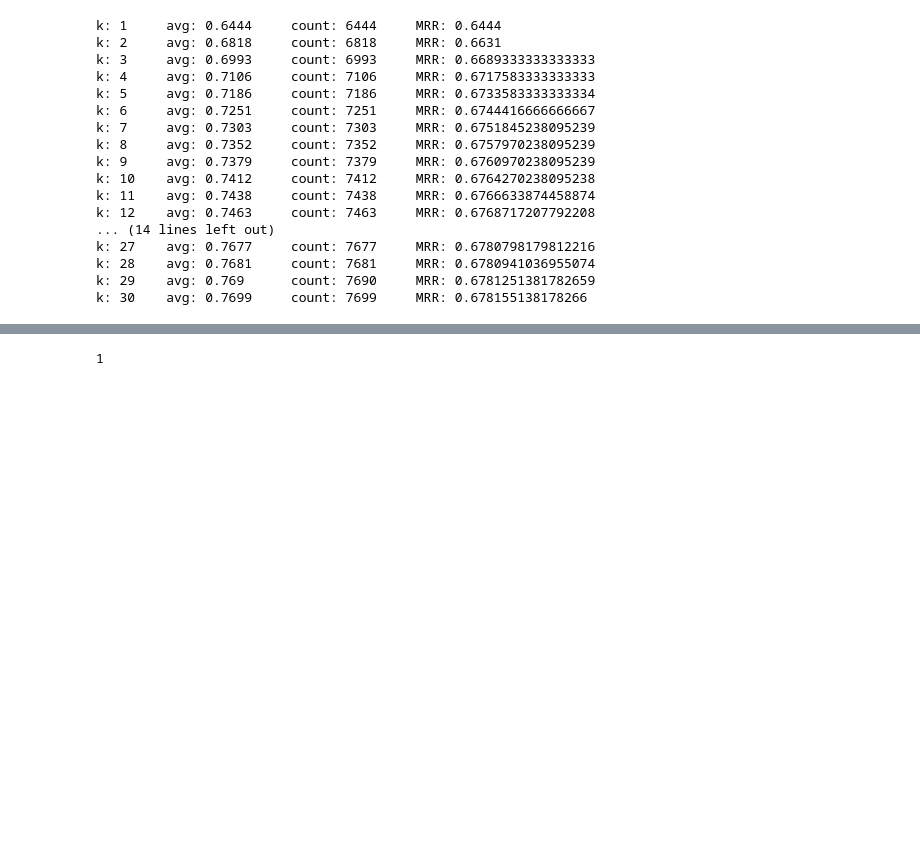
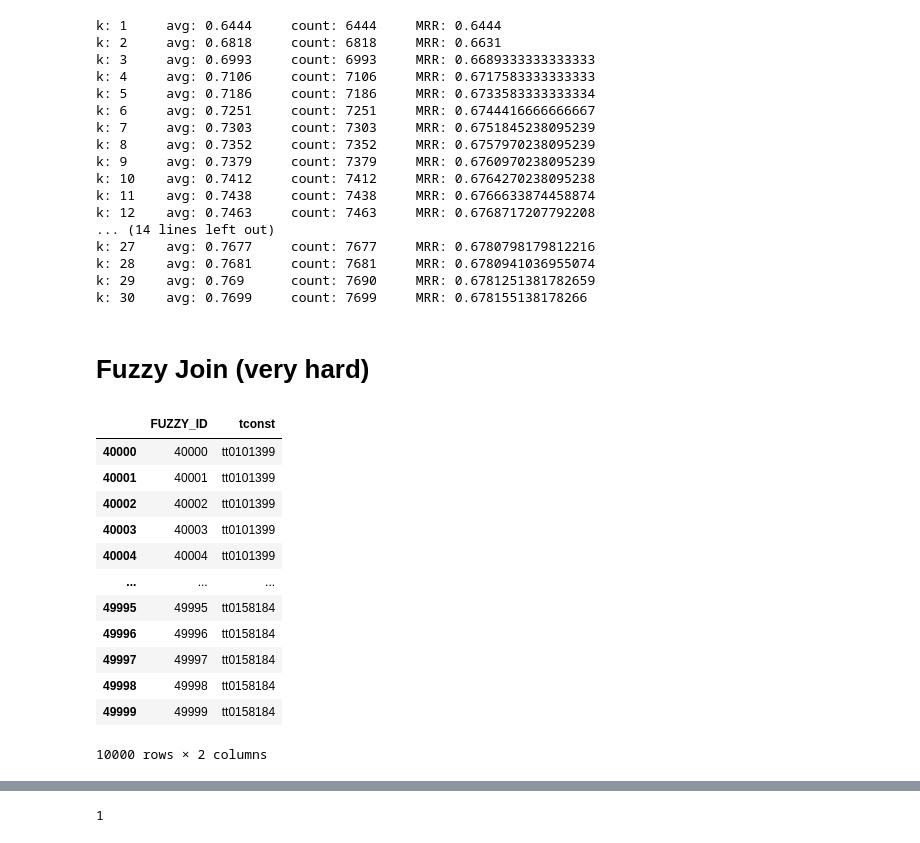
Before and after one commit to sahaana/ember-internal, a Jupyter notebook: notebooks/preprocessing/Evaluate BM25 Baseline.ipynb, the cells around one changed output, grey strips where cells are left out. Drawn from its saved outputs; the diff is of its cells as text; code cells hidden in the pictures; blank space fills up the shorter version.

```diff
--- a/notebooks/preprocessing/Evaluate BM25 Baseline.ipynb
+++ b/notebooks/preprocessing/Evaluate BM25 Baseline.ipynb
@@ -376,3 +376,27 @@ k: 27    avg: 0.7677     count: 7677     MRR: 0.6780798179812216
 k: 28    avg: 0.7681     count: 7681     MRR: 0.6780941036955074
 k: 29    avg: 0.769      count: 7690     MRR: 0.6781251381782659
 k: 30    avg: 0.7699     count: 7699     MRR: 0.678155138178266
+# %% [markdown]
+# Fuzzy Join (very hard)
+# %%
+file = "very_hard_imdb_fuzzy"
+
+bm25 = pd.read_pickle(f"{path}/dev_{file}_argsort_indices.pkl")
+
+supervision = f'/lfs/1/sahaana/enrichment/data/{file}/supervision_test.pkl'
+supervision = pd.read_pickle(supervision)
+supervision
+# %% [output]
+|  | FUZZY_ID | tconst |
+| 40000 | 40000 | tt0101399 |
+| 40001 | 40001 | tt0101399 |
+| 40002 | 40002 | tt0101399 |
+| 40003 | 40003 | tt0101399 |
+| 40004 | 40004 | tt0101399 |
+| ... | ... | ... |
+| 49995 | 49995 | tt0158184 |
+| 49996 | 49996 | tt0158184 |
+| 49997 | 49997 | tt0158184 |
+| 49998 | 49998 | tt0158184 |
+| 49999 | 49999 | tt0158184 |
+10000 rows × 2 columns
```
Also changed, not shown: parts of 1 cell of this notebook, 12 other files.
